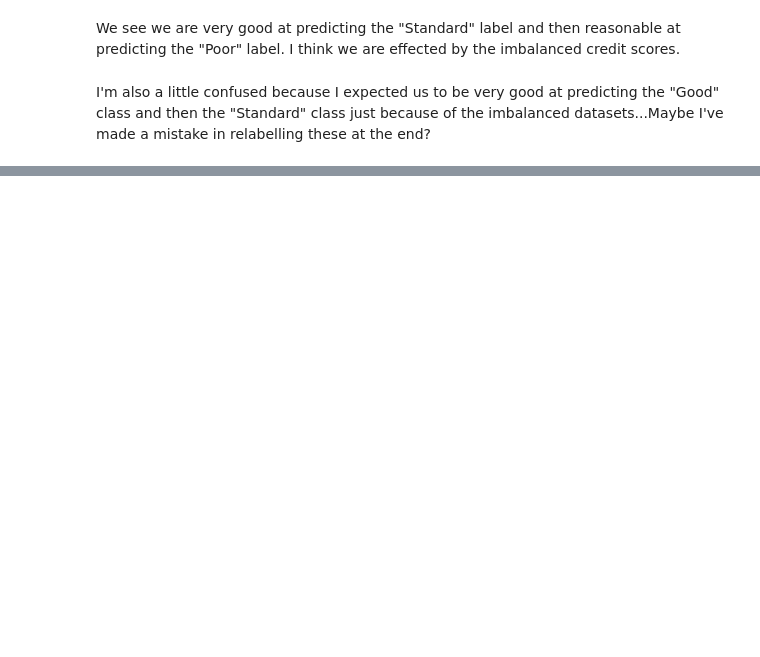
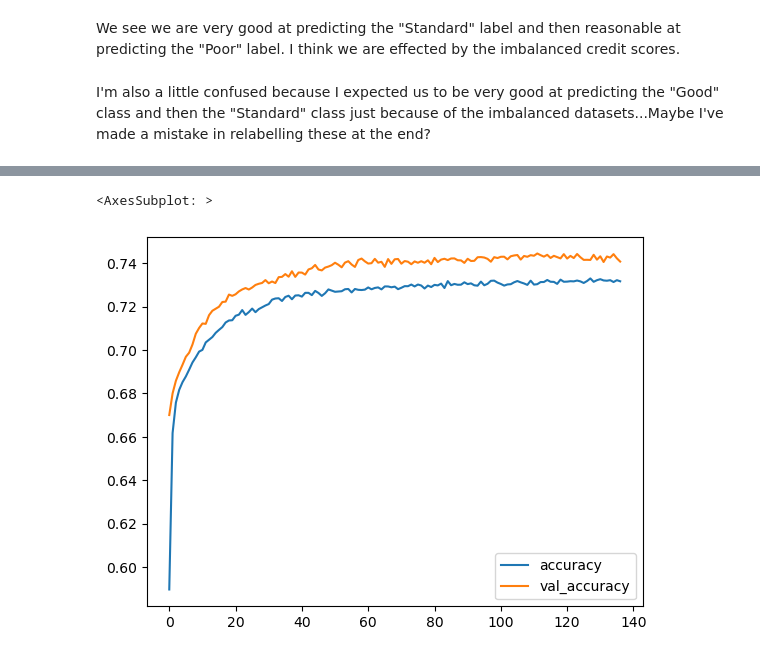
Before and after one commit to jackhenshaw/creditScore, a Jupyter notebook: credit_score.ipynb, the cells around one changed output, grey strips where cells are left out. Saved outputs shown, nothing was run; the diff lists cells and outputs as text; code cells hidden in the pictures; blank space fills up the shorter version.

```diff
--- a/credit_score.ipynb
+++ b/credit_score.ipynb
@@ -1872,0 +1949,6 @@ I'm also a little confused because I expected us to be very good at predicting t
+# %%
+model_loss = pd.DataFrame(model_2.history.history)
+model_loss[['accuracy', 'val_accuracy']].plot()
+# %% [output]
+<AxesSubplot: >
+[figure, added]
```
Also changed, not shown: parts of 24 cells of this notebook, 2 other files.
